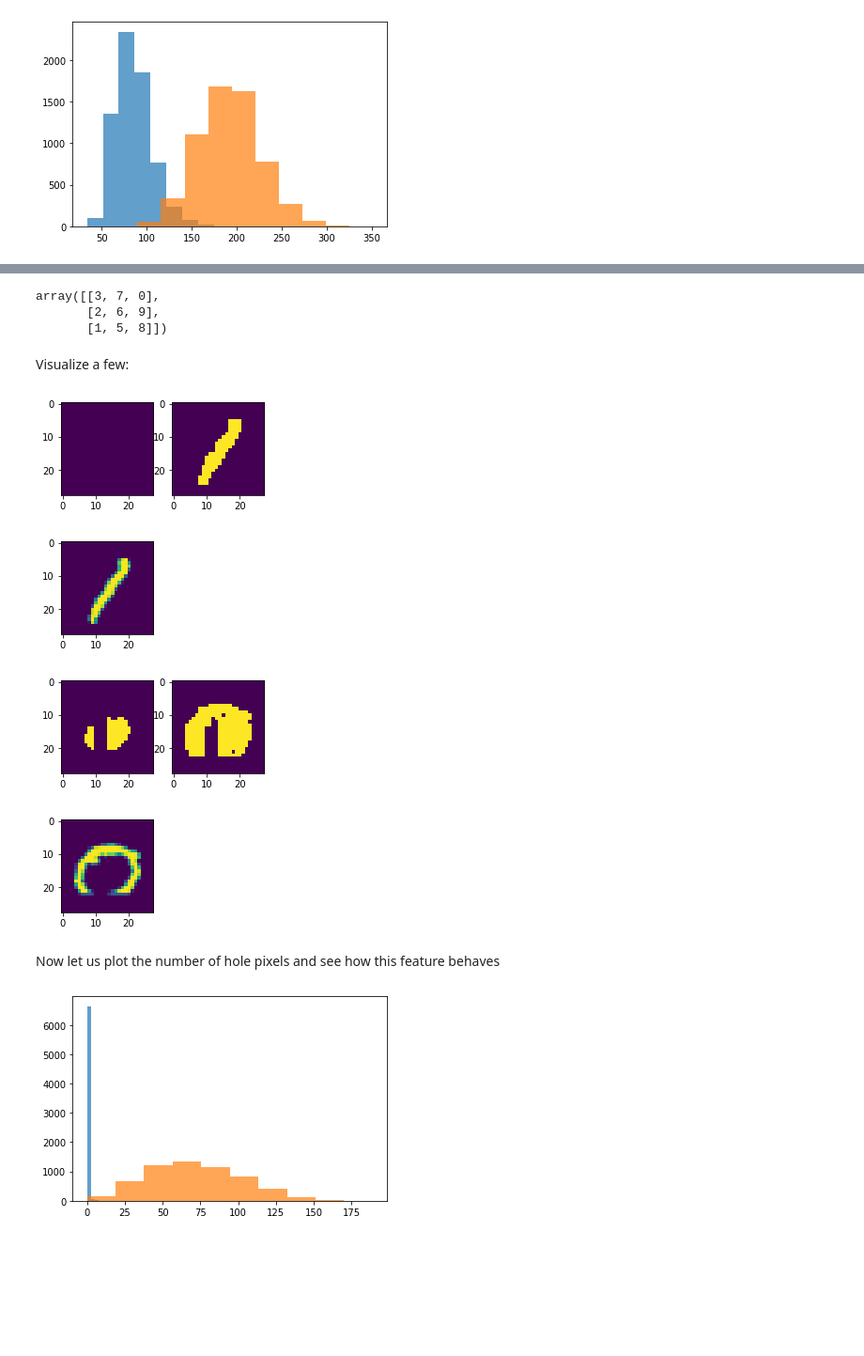
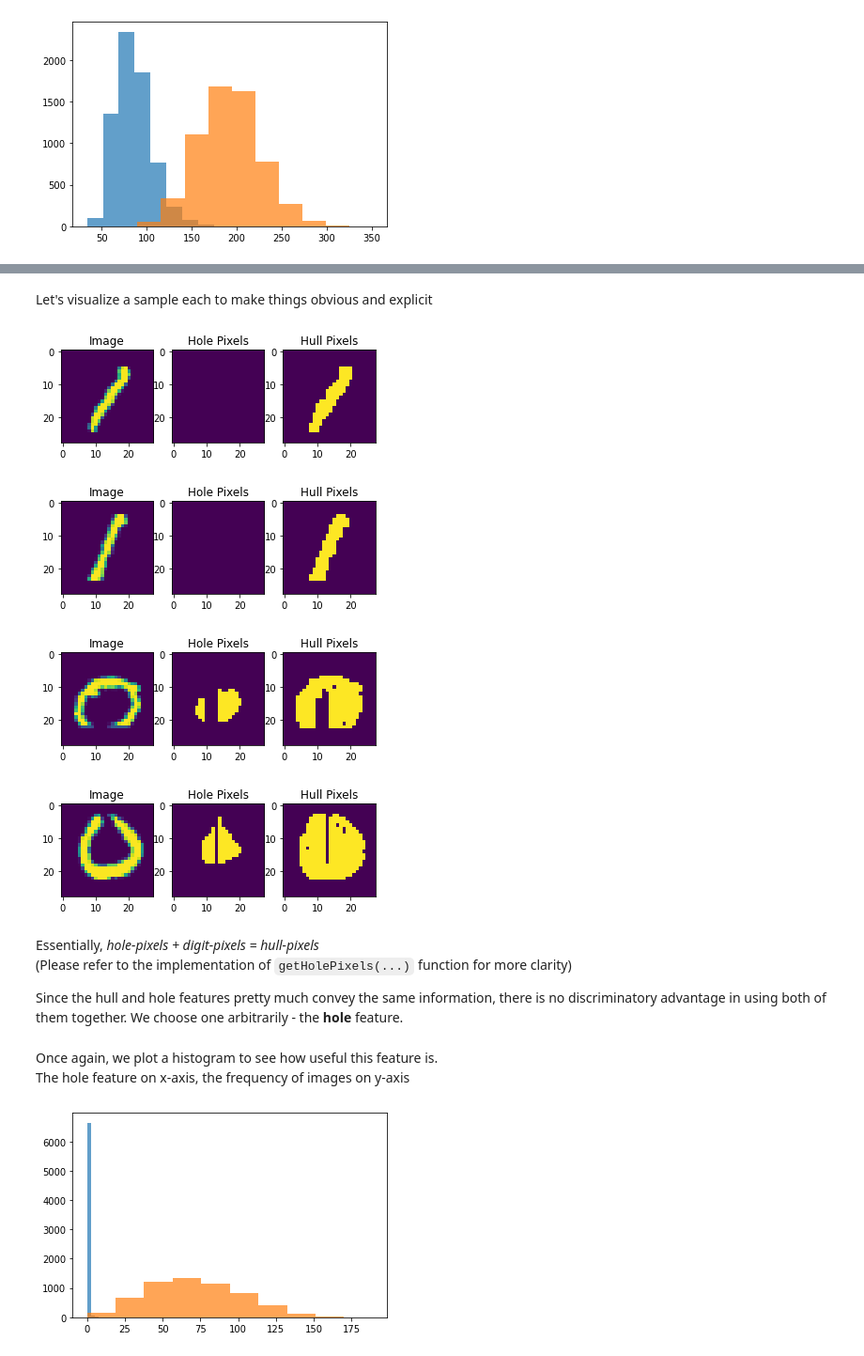
Before and after one commit to ssncodingclub/Machine-Learning, a Jupyter notebook: Meet-4/LogisiticRegWithMNIST.ipynb, the cells around one changed output, grey strips where cells are left out. Shown at 94% size. Saved outputs shown, nothing was run; the diff lists cells and outputs as text; code cells hidden in the pictures; blank space fills up the shorter version.

```diff
--- a/Meet-4/LogisiticRegWithMNIST.ipynb
+++ b/Meet-4/LogisiticRegWithMNIST.ipynb
@@ -84,34 +98,34 @@ def getHolePixels(img):
   return hole, hull
-# %%
-test = np.array([[1,2,3],[5,6,7],[8,9,0]])
-#print(cumArray(test))
-np.rot90(test)
-# %% [output]
-array([[3, 7, 0],
-       [2, 6, 9],
-       [1, 5, 8]])
-# %% [markdown]
-Visualize a few:
+# %% [markdown]
+Let's visualize a sample each to make things obvious and explicit
 # %%
-# Modified to show the hull as well as the hole
-imgs = [no1[456,:,:],  no0[456,:,:]]
+imgs = [no1[456,:,:], no1[288,:,:],  no0[456,:,:], no0[288,:,:]]
 for img in imgs:
+  hole, hull = getHolePixels(img)
   plt.subplot(1,3,1)
-  hole, hull = getHolePixels(img)
+  plt.gca().set_title('Image')
+  plt.imshow(img)
+  plt.subplot(1,3,2)
+  plt.gca().set_title('Hole Pixels')
   plt.imshow(hole)
-  plt.subplot(1,3,2)
+  plt.subplot(1,3,3)
+  plt.gca().set_title('Hull Pixels')
   plt.imshow(hull)
   plt.show()
-  plt.subplot(1,3,3)
-  plt.imshow(img)
-  plt.show()
 # %% [output]
-[figure, old version]
+[figure, new version]
-[figure, old version]
+[figure, new version]
-[figure, old version]
+[figure, new version]
-[figure, old version]
+[figure, new version]
-# %% [markdown]
-Now let us plot the number of hole pixels and see how this feature behaves
+# %% [markdown]
+Essentially, *hole-pixels + digit-pixels = hull-pixels*
+(Please refer to the implementation of `getHolePixels(...)` function for more clarity)
+
+
+Since the hull and hole features pretty much convey the same information, there is no discriminatory advantage in using both of them together. We choose one arbitrarily - the **hole** feature.
+# %% [markdown]
+Once again, we plot a histogram to see how useful this feature is.
+The hole feature on x-axis, the frequency of images on y-axis
 # %%
 hole1 = np.array([getHolePixels(i)[0].sum() for i in no1])
 hole0 = np.array([getHolePixels(i)[0].sum() for i in no0])
```
Also changed, not shown: parts of 47 cells of this notebook.
